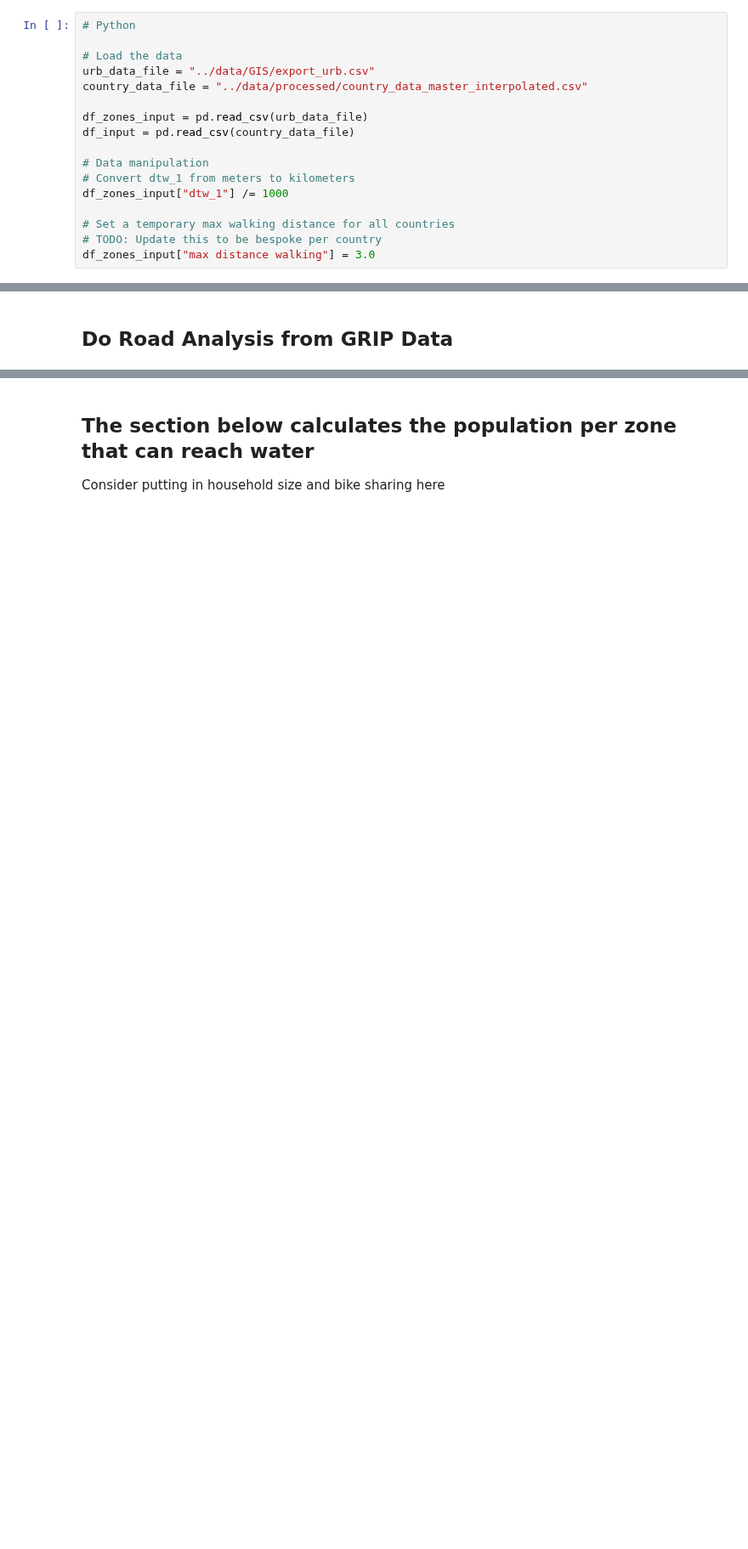
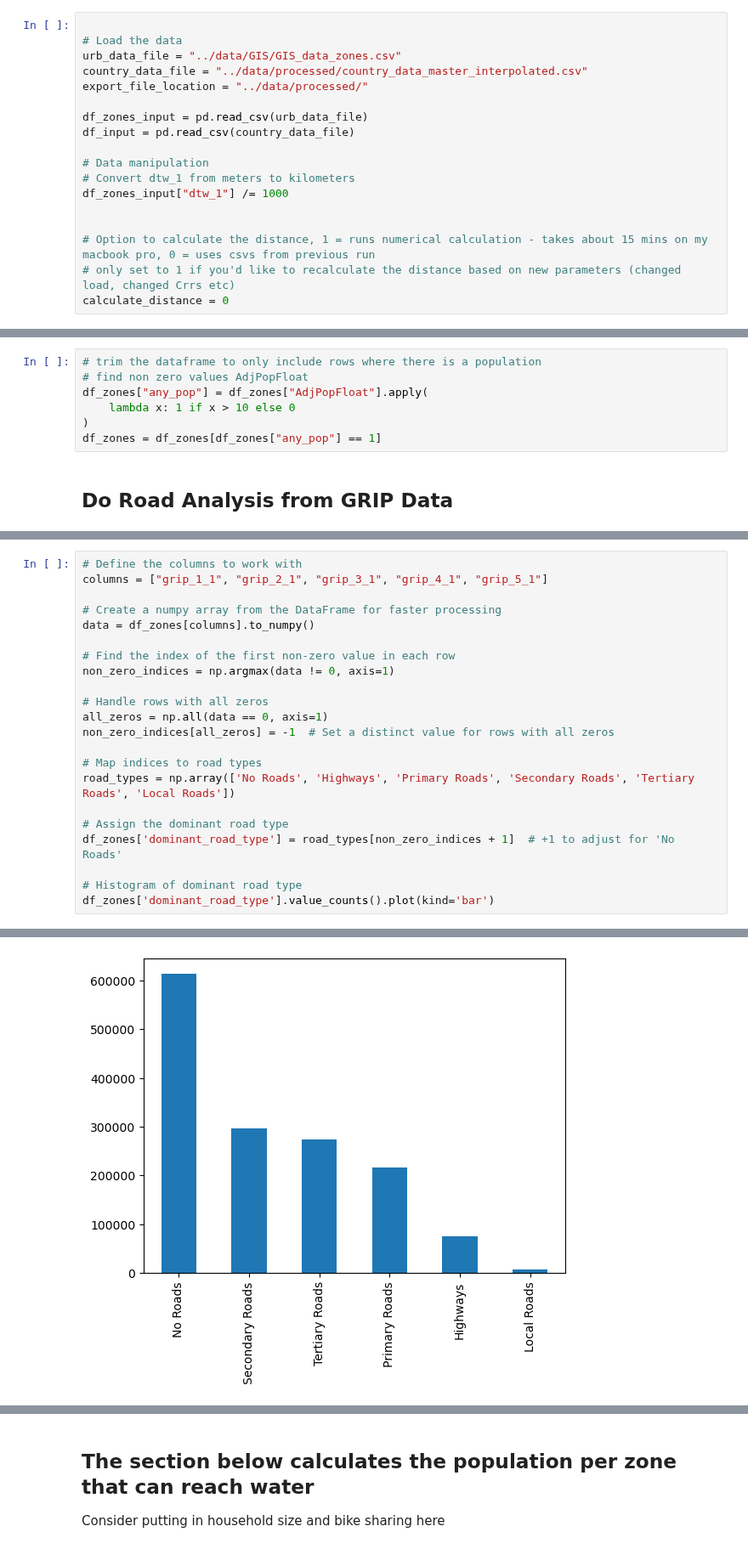
Before and after one commit to allfed/water-access, a Jupyter notebook: scripts/gis_global_analysis.ipynb, the cells around one changed output, grey strips where cells are left out. Shown at 85% size. Saved outputs shown, nothing was run; the diff lists cells and outputs as text; blank space fills up the shorter version.

Commit message:
full calculation in global analysis

```diff
--- a/scripts/gis_global_analysis.ipynb
+++ b/scripts/gis_global_analysis.ipynb
@@ -89,11 +86,11 @@ https://www.earthenv.org/topography <- topography
 
 https://www.globio.info/download-grip-dataset <- roads
 # %%
-# Python
 
 # Load the data
-urb_data_file = "../data/GIS/export_urb.csv"
+urb_data_file = "../data/GIS/GIS_data_zones.csv"
 country_data_file = "../data/processed/country_data_master_interpolated.csv"
+export_file_location = "../data/processed/"
 
 df_zones_input = pd.read_csv(urb_data_file)
 df_input = pd.read_csv(country_data_file)
@@ -102,6 +99,7 @@ df_input = pd.read_csv(country_data_file)
 # Convert dtw_1 from meters to kilometers
 df_zones_input["dtw_1"] /= 1000
 
-# Set a temporary max walking distance for all countries
-# TODO: Update this to be bespoke per country
-df_zones_input["max distance walking"] = 3.0
+
+# Option to calculate the distance, 1 = runs numerical calculation - takes about 15 mins on my macbook pro, 0 = uses csvs from previous run
+# only set to 1 if you'd like to recalculate the distance based on new parameters (changed load, changed Crrs etc)
+calculate_distance = 0
@@ -156,5 +173,12 @@ df_zones["pop_zone"] = df_zones["pop_density_perc"] * df_zones["Population"]
 # sum the population in each zone
 df_zones["country_pop_raw"] = df_zones.groupby("ISOCODE")["pop_zone"].transform("sum")
 df_zones["country_pop_ratio"] = df_zones.groupby("ISOCODE")["AdjPopFloat"].transform("sum")
+# %%
+# trim the dataframe to only include rows where there is a population
+# find non zero values AdjPopFloat
+df_zones["any_pop"] = df_zones["AdjPopFloat"].apply(
+    lambda x: 1 if x > 10 else 0
+)
+df_zones = df_zones[df_zones["any_pop"] == 1]
 # %% [markdown]
 ## Do Road Analysis from GRIP Data
@@ -233,0 +185,23 @@ df_zones[df_zones["any_pop"] == 1]["slope_1"].describe()
+# %%
+# Define the columns to work with
+columns = ["grip_1_1", "grip_2_1", "grip_3_1", "grip_4_1", "grip_5_1"]
+
+# Create a numpy array from the DataFrame for faster processing
+data = df_zones[columns].to_numpy()
+
+# Find the index of the first non-zero value in each row
+non_zero_indices = np.argmax(data != 0, axis=1)
+
+# Handle rows with all zeros
+all_zeros = np.all(data == 0, axis=1)
+non_zero_indices[all_zeros] = -1  # Set a distinct value for rows with all zeros
+
+# Map indices to road types
+road_types = np.array(['No Roads', 'Highways', 'Primary Roads', 'Secondary Roads', 'Tertiary Roads', 'Local Roads'])
+
+# Assign the dominant road type
+df_zones['dominant_road_type'] = road_types[non_zero_indices + 1]  # +1 to adjust for 'No Roads'
+
+# Histogram of dominant road type
+df_zones['dominant_road_type'].value_counts().plot(kind='bar')
+# %% [output]
@@ -233,0 +209 @@ df_zones[df_zones["any_pop"] == 1]["slope_1"].describe()
+[figure, added]
```
Also changed, not shown: parts of 20 cells of this notebook, 10 other files.
